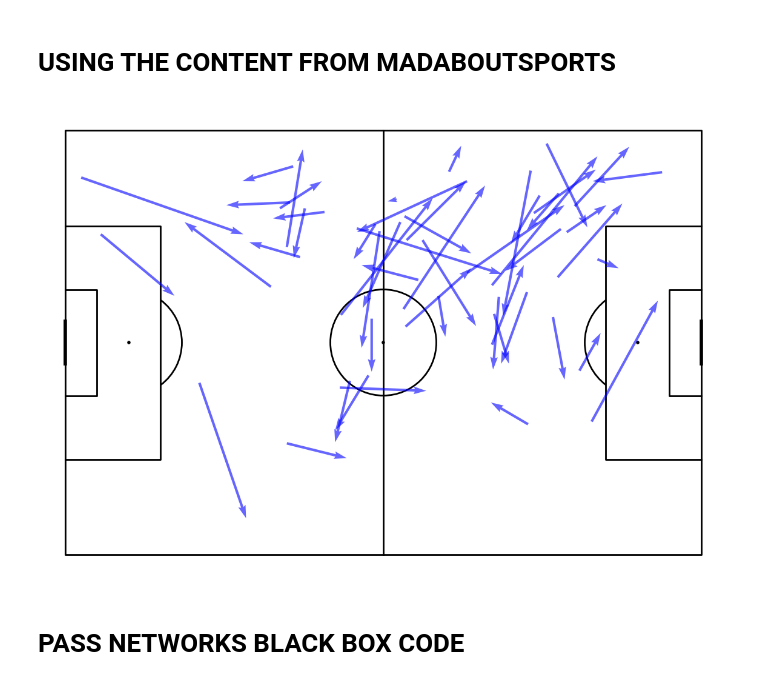
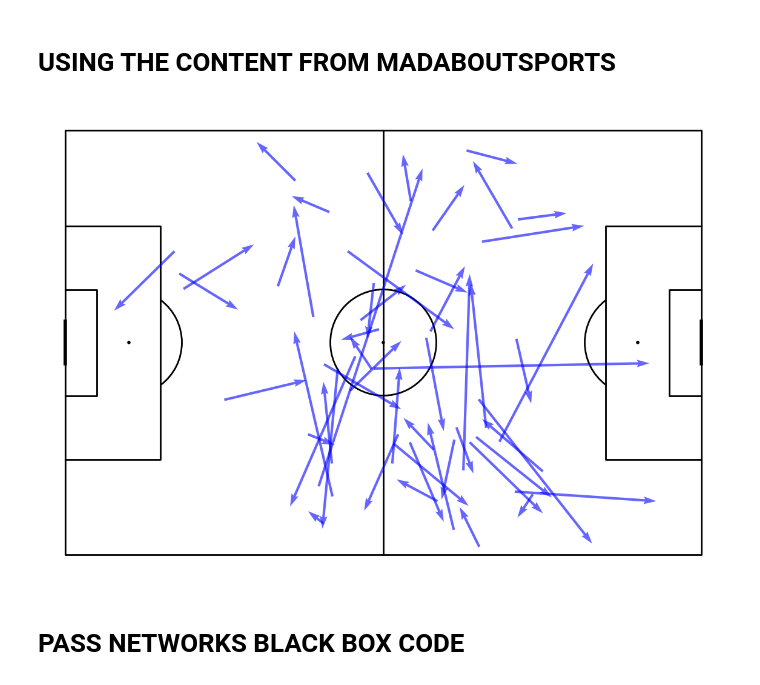
Before and after one commit to Jerry690526/Football-analytics, a Jupyter notebook: Centrality+Triangles.ipynb, the cells around one changed output. Drawn from its saved outputs; the diff is of its cells as text; code cells hidden in the pictures.

```diff
--- a/Centrality+Triangles.ipynb
+++ b/Centrality+Triangles.ipynb
@@ -226,7 +236,7 @@ plt.show()
 # %%
 #SELECTING THE MATCH
 parser = Sbopen()
-df, related, freeze, tactics = parser.event(3869685)
+df, related, freeze, tactics = parser.event(3754174)
 #get team names
 team1, team2 = df.team_name.unique()
 #A dataframe of shots
@@ -341,16 +346,16 @@ plt.show()
 # %%
 df1=df[df["type_name"]=="Pass"]
 
-df2=df1[df1["team_name"]=="Argentina"]
+df2=df1[df1["team_name"]=="Leicester City"]
 
-df3=df2[df2["player_name"]=="Alexis Mac Allister"]
+df3=df2[df2["player_name"]=="N''Golo Kanté"]
 
 pitch=mplsoccer.Pitch(pitch_type='statsbomb',pitch_color='white',line_color='black')
 fig,ax=pitch.draw(figsize=(14,8))
 pitch.arrows(df3['x'],df3['y'],df3['end_x'],df3['end_y'],alpha=0.6,width=3,ax=ax,color='blue')
 plt.show()
 # %% [output]
-[figure, old version]
+[figure, new version]
 # %% [markdown]
 # PASS NETWORKS BLACK BOX CODE
 # %%
```
Also changed, not shown: parts of 32 cells of this notebook.
